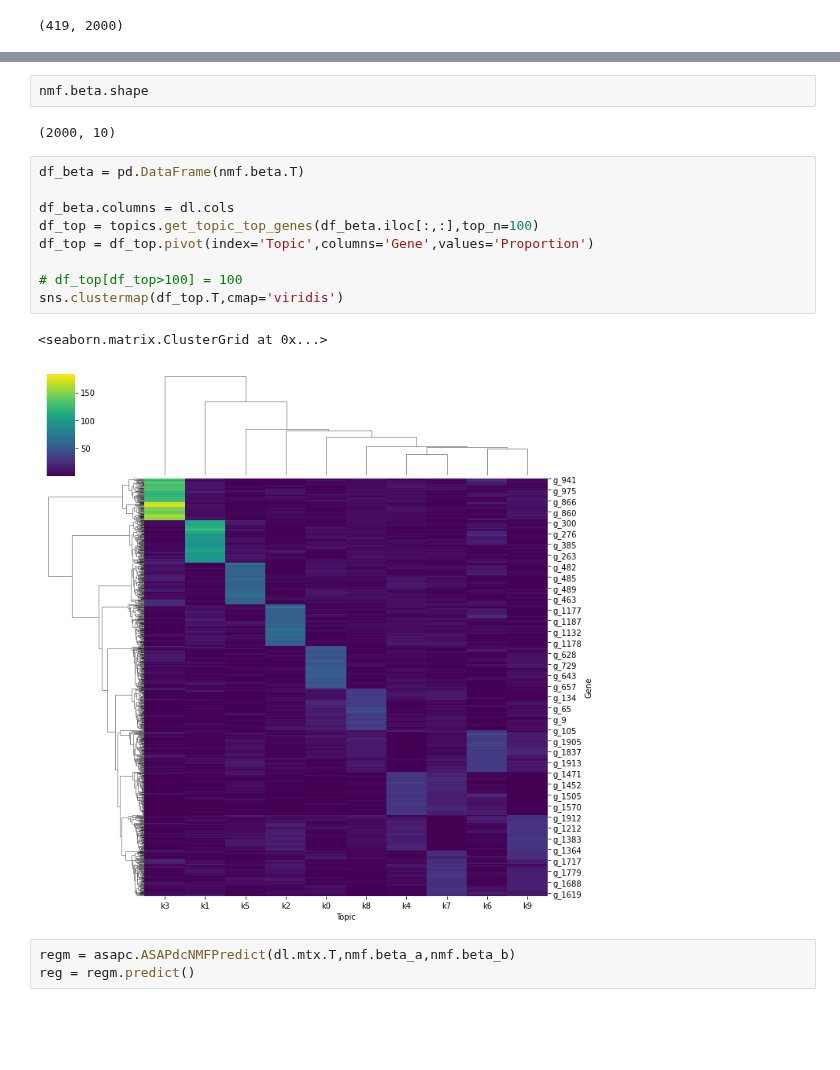
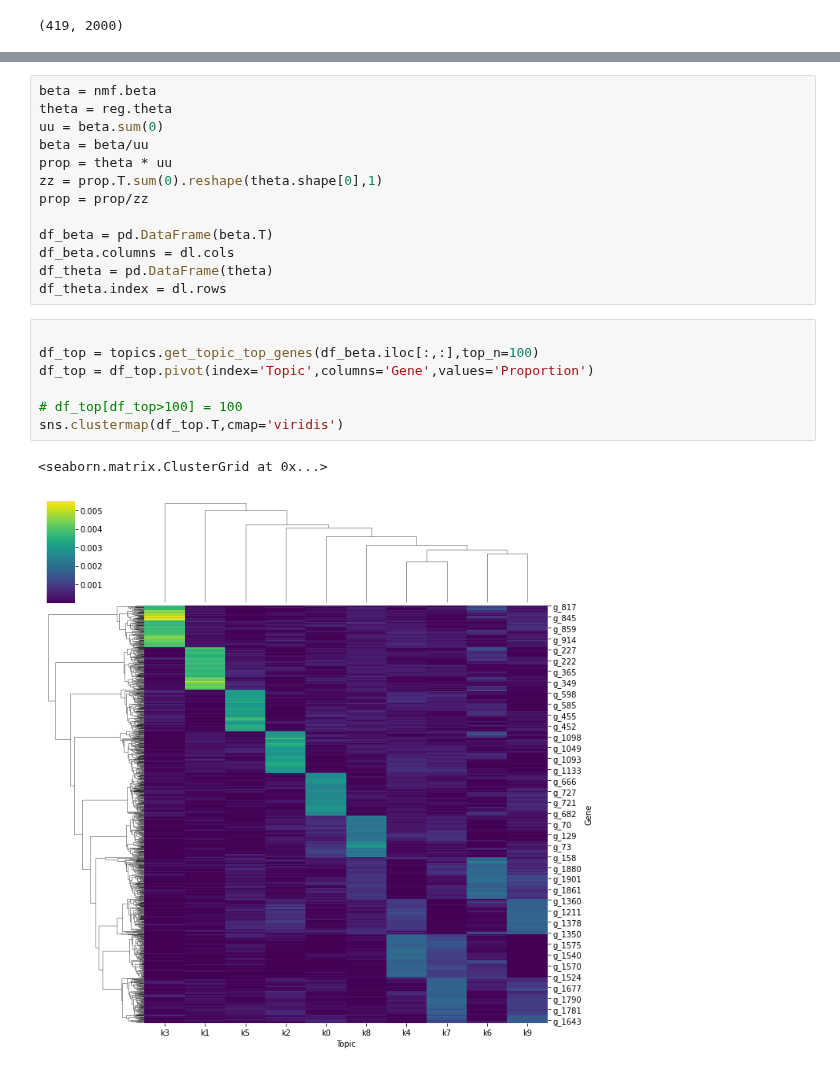
Before and after one commit to causalpathlab/asapp, a Jupyter notebook: examples/0_sim_data_dc.ipynb, the cells around one changed output, grey strips where cells are left out. Cells and saved outputs as stored; diff of their text form; blank space fills up the shorter version.

```diff
--- a/examples/0_sim_data_dc.ipynb
+++ b/examples/0_sim_data_dc.ipynb
@@ -62,22 +65,26 @@ plt.legend()
 # %% [output]
 <matplotlib.legend.Legend at 0x...>
 [figure]
-# %%
-nmf.beta.shape
-# %% [output]
-(2000, 10)
+# %%
+beta = nmf.beta
+theta = reg.theta
+uu = beta.sum(0)
+beta = beta/uu
+prop = theta * uu
+zz = prop.T.sum(0).reshape(theta.shape[0],1)
+prop = prop/zz
+
+df_beta = pd.DataFrame(beta.T)
+df_beta.columns = dl.cols
+df_theta = pd.DataFrame(theta)
+df_theta.index = dl.rows
 # %%
-df_beta = pd.DataFrame(nmf.beta.T)
 
-df_beta.columns = dl.cols
 df_top = topics.get_topic_top_genes(df_beta.iloc[:,:],top_n=100)
 df_top = df_top.pivot(index='Topic',columns='Gene',values='Proportion')
 
 # df_top[df_top>100] = 100
 sns.clustermap(df_top.T,cmap='viridis')
 # %% [output]
 <seaborn.matrix.ClusterGrid at 0x...>
-[figure, old version]
+[figure, new version]
-# %%
-regm = asapc.ASAPdcNMFPredict(dl.mtx.T,nmf.beta_a,nmf.beta_b)
-reg = regm.predict()
```
Also changed, not shown: parts of 12 cells of this notebook, 7 other files.
